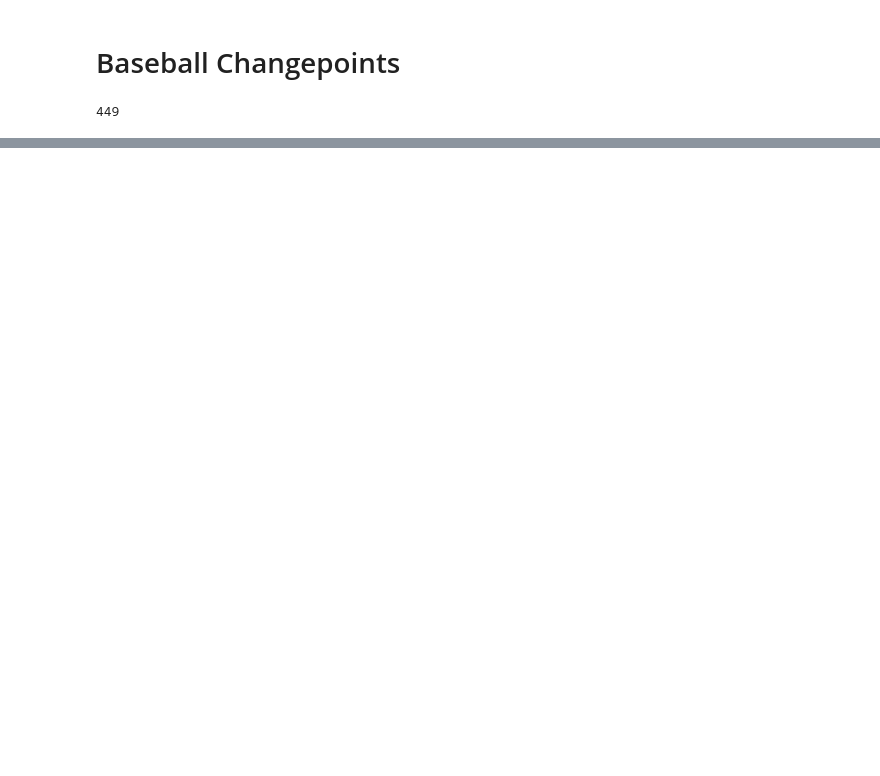
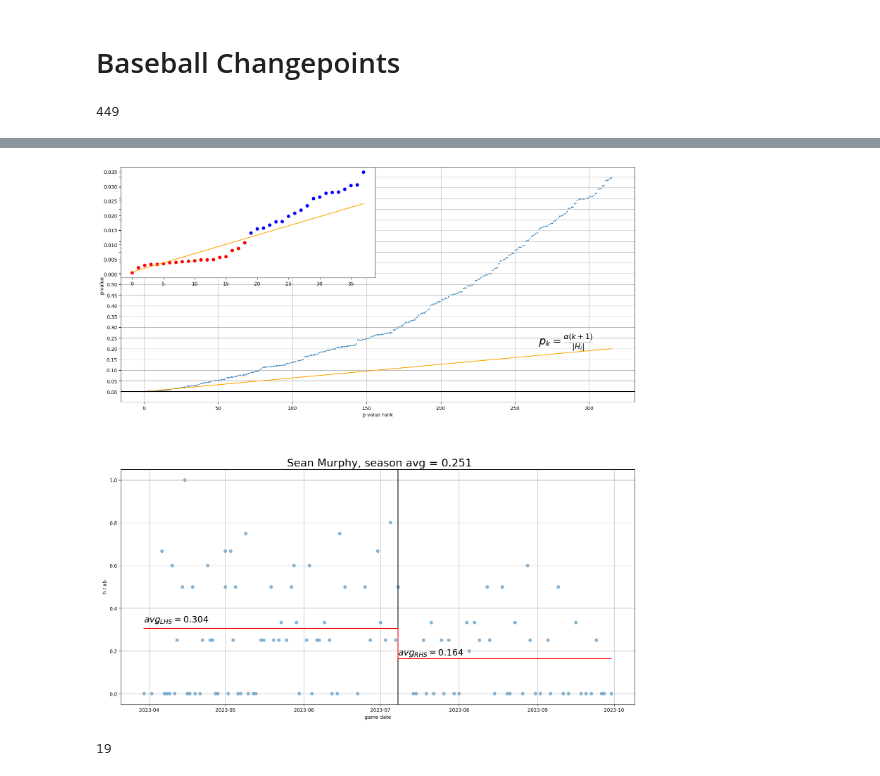
Before and after one commit to docbeaker/notebooks, a Jupyter notebook: statistics/BaseballChangepoints.ipynb, the cells around one changed output, grey strips where cells are left out. Saved outputs shown, nothing was run; the diff lists cells and outputs as text; code cells hidden in the pictures; blank space fills up the shorter version.

Commit message:
Updated baseball changepoints

```diff
--- a/statistics/BaseballChangepoints.ipynb
+++ b/statistics/BaseballChangepoints.ipynb
@@ -83,10 +97,18 @@ plt.show()
 # %%
-ps = []
-for _pid, player_df in df.groupby("player_id"):
-    if len(player_df) < 50:
+htr = []
+min_games, min_games_total = 15, 80
+for _pid, player_df in tqdm(df.groupby("player_id")):
+    if len(player_df) < min_games_total:
         continue
+    player_df = player_df.sort_values("game_date", ascending=True).reset_index(drop=True)
     v = player_df[["hits", "atbats"]].astype("int").values
-    ps.append(compute_binomial_LLR(v))
-ps = np.array(ps)
-ps.sort()
+    htr.append(dict(
+        player_name=player_df.player_name.iloc[0],
+        id=_pid,
+        ngames=len(player_df),
+    ))
+    htr[-1].update(compute_binomial_LLR(v, min_games=min_games))
+    htr[-1]["change_date"] = player_df.game_date.iloc[htr[-1]["changepoint"]]
+htr = pd.DataFrame(htr).sort_values("pvalue").reset_index(drop=True)
+print(f"{len(htr)} tested hypotheses")
 # %% [output]
@@ -118,0 +130,60 @@ plt.scatter(np.arange(len(ps)), ps)
+# %%
+fdr = 0.20
+prototype_id = 669221
+
+fig = plt.figure(figsize=(16, 16))
+
+ax = fig.add_subplot(2,1,1)
+ps = htr.pvalue.values
+kes = htr.index.values
+thresholds = (1 + kes) * fdr / len(kes)
+kmax = kes[ps < thresholds].max() + 1
+
+ax.scatter(kes, ps, s=2)
+ax.plot(kes, thresholds, color="orange")
+ax.text(kes[-50], 1.1 * thresholds[-1], r"$p_k = \frac{\alpha (k + 1)}{|H_i|}$", fontsize=22)
+ax.axhline(color="k")
+ax.grid()
+
+yti = np.arange(0., 1.01, 0.05)
+ytl = [f"{_y:.2f}" if _y <= 0.5 else None for _y in yti]
+ax.set_yticks(yti)
+ax.set_yticklabels(ytl)
+ax.set_xlabel("p-value rank")
+ax.set_ylabel("p-value")
+
+# Max index plus one to get the total number of discoveries
+kmax = kes[ps <= thresholds].max() + 1
+
+ax = fig.add_subplot(4, 2, 1)
+colors = ["r"] * kmax + ["b"] * kmax
+ax.scatter(kes[:2*kmax], ps[:2*kmax], c=colors)
+ax.plot(kes[:2*kmax], thresholds[:2*kmax], color="orange")
+
+ax = fig.add_subplot(2, 1, 2)
+player_df = df.query(f"player_id == {prototype_id}")
+ax.scatter(player_df.game_date, player_df.hits / player_df.atbats, alpha=0.5)
+_dfline = htr.query(f"id == {prototype_id}").iloc[0]
+ax.set_title(
+    f"{' '.join(_dfline.player_name.split(',')[::-1])}, season avg = {_dfline.bavg:.3f}",
+    fontsize=22,
+)
+ax.axvline(_dfline.change_date, color="k")
+
+xpts = [player_df.game_date.min(), _dfline.change_date, player_df.game_date.max()]
+ypts = [_dfline.bavgL, _dfline.bavgL, _dfline.bavgR]
+ax.step(xpts, ypts, color="r")
+ax.grid()
+ax.set_xlabel("game date")
+ax.set_ylabel("h / ab")
+ax.text(xpts[0], 1.1 * ypts[0], rf"$avg_{{LHS}} = {ypts[0]:.3f}$", fontsize=18)
+ax.text(xpts[1], 1.1 * ypts[2], rf"$avg_{{RHS}} = {ypts[2]:.3f}$", fontsize=18)
+
+fig.tight_layout()
+plt.show()
+# %% [output]
+[figure, added]
+# %%
+kmax
+# %% [output]
+19
```
Also changed, not shown: parts of 8 cells of this notebook.
